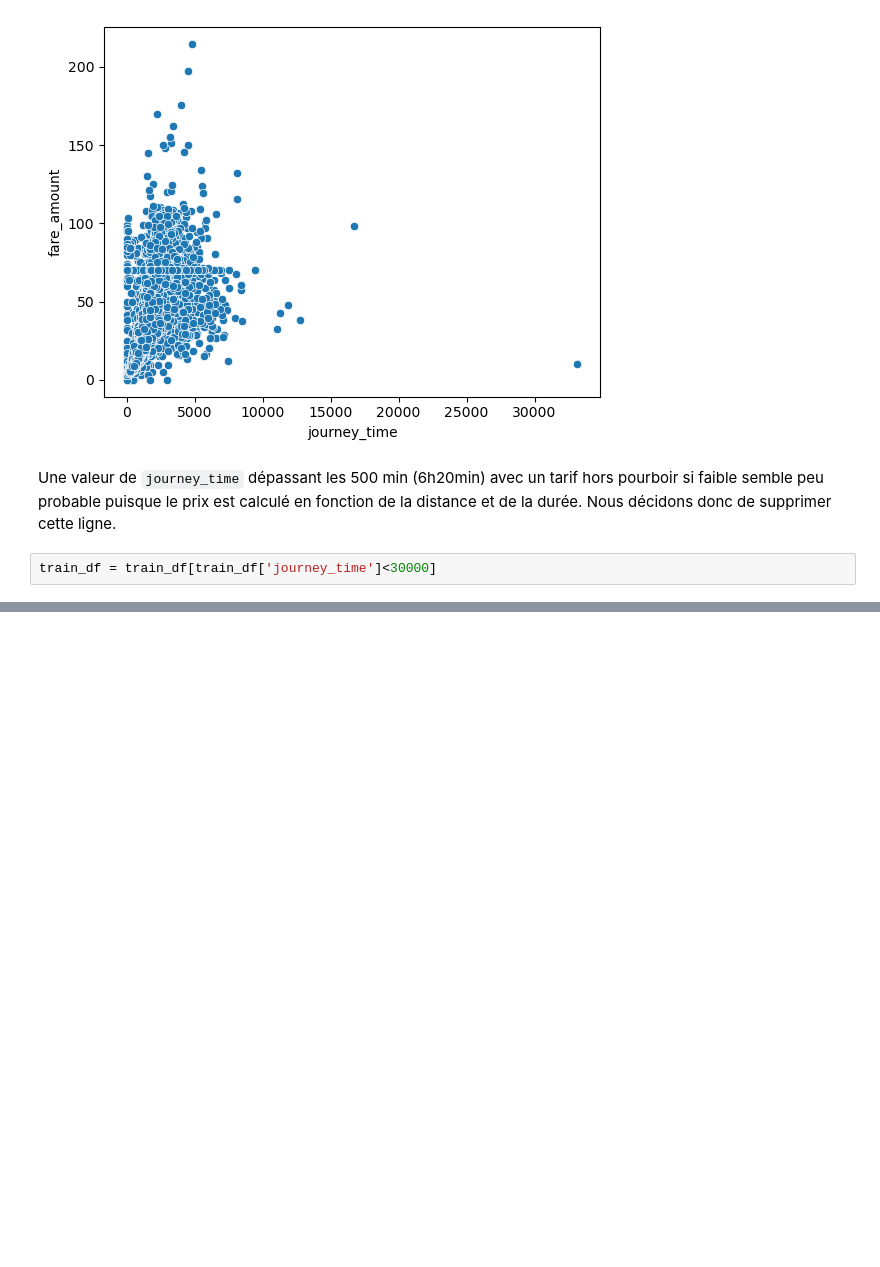
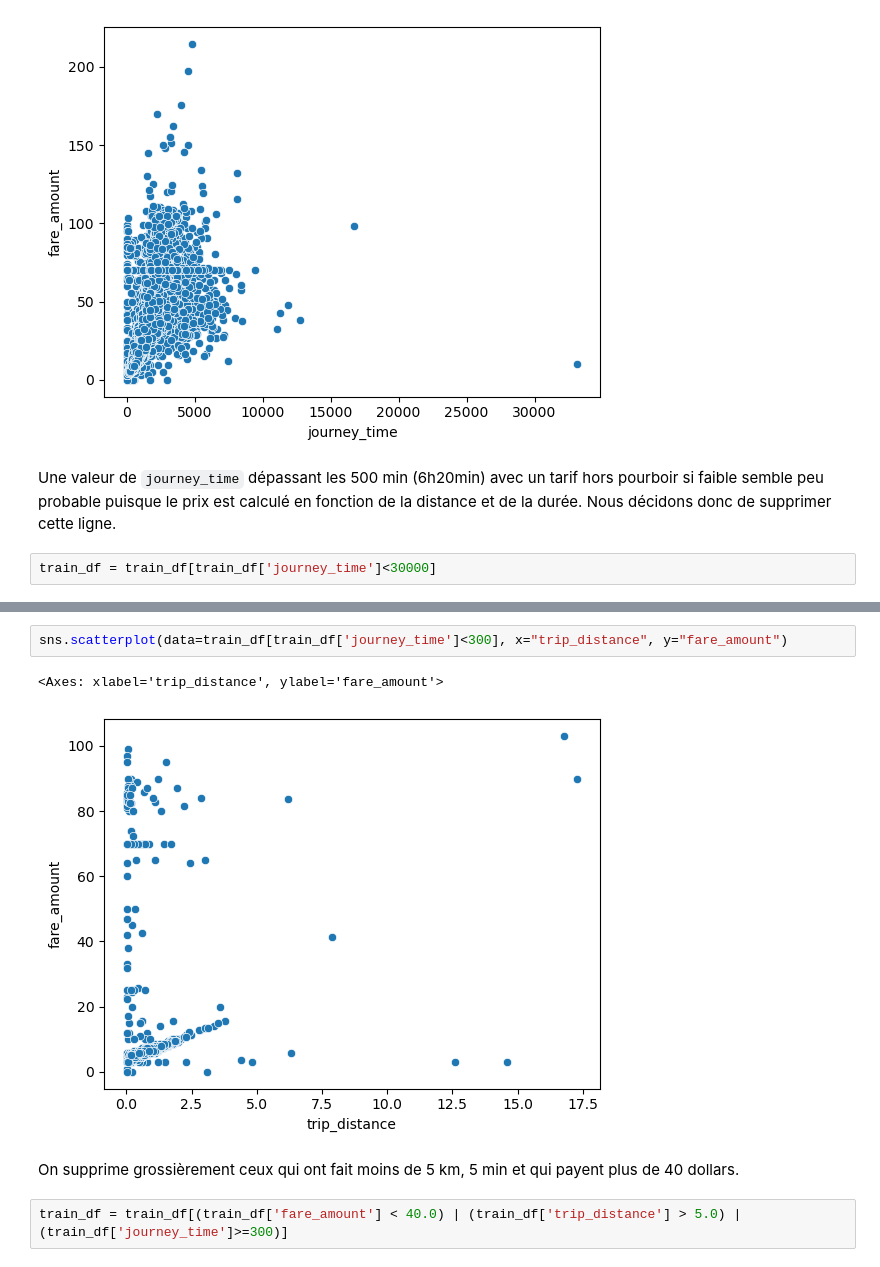
Before and after one commit to enzoben/NYC-taxis-tips, a Jupyter notebook: NYTT_data_analysis.ipynb, the cells around one changed output, grey strips where cells are left out. Saved outputs shown, nothing was run; the diff lists cells and outputs as text; blank space fills up the shorter version.

```diff
--- a/NYTT_data_analysis.ipynb
+++ b/NYTT_data_analysis.ipynb
@@ -459,0 +523,9 @@ train_df = train_df[train_df['journey_time']<30000]
+# %%
+sns.scatterplot(data=train_df[train_df['journey_time']<300], x="trip_distance", y="fare_amount")
+# %% [output]
+<Axes: xlabel='trip_distance', ylabel='fare_amount'>
+[figure, added]
+# %% [markdown]
+On supprime grossièrement ceux qui ont fait moins de 5 km, 5 min et qui payent plus de 40 dollars.
+# %%
+train_df = train_df[(train_df['fare_amount'] < 40.0) | (train_df['trip_distance'] > 5.0) | (train_df['journey_time']>=300)]
```
Also changed, not shown: parts of 13 cells of this notebook.
